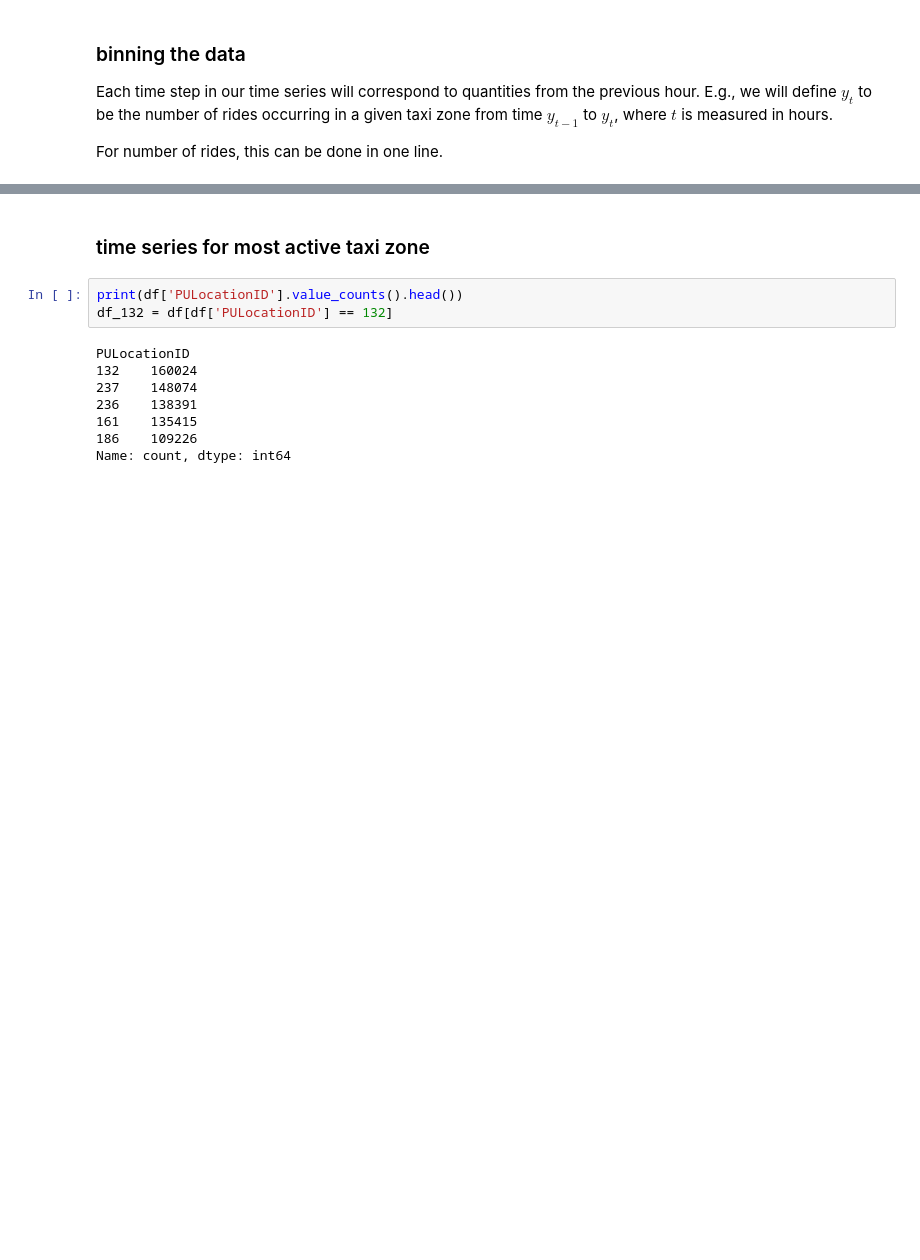
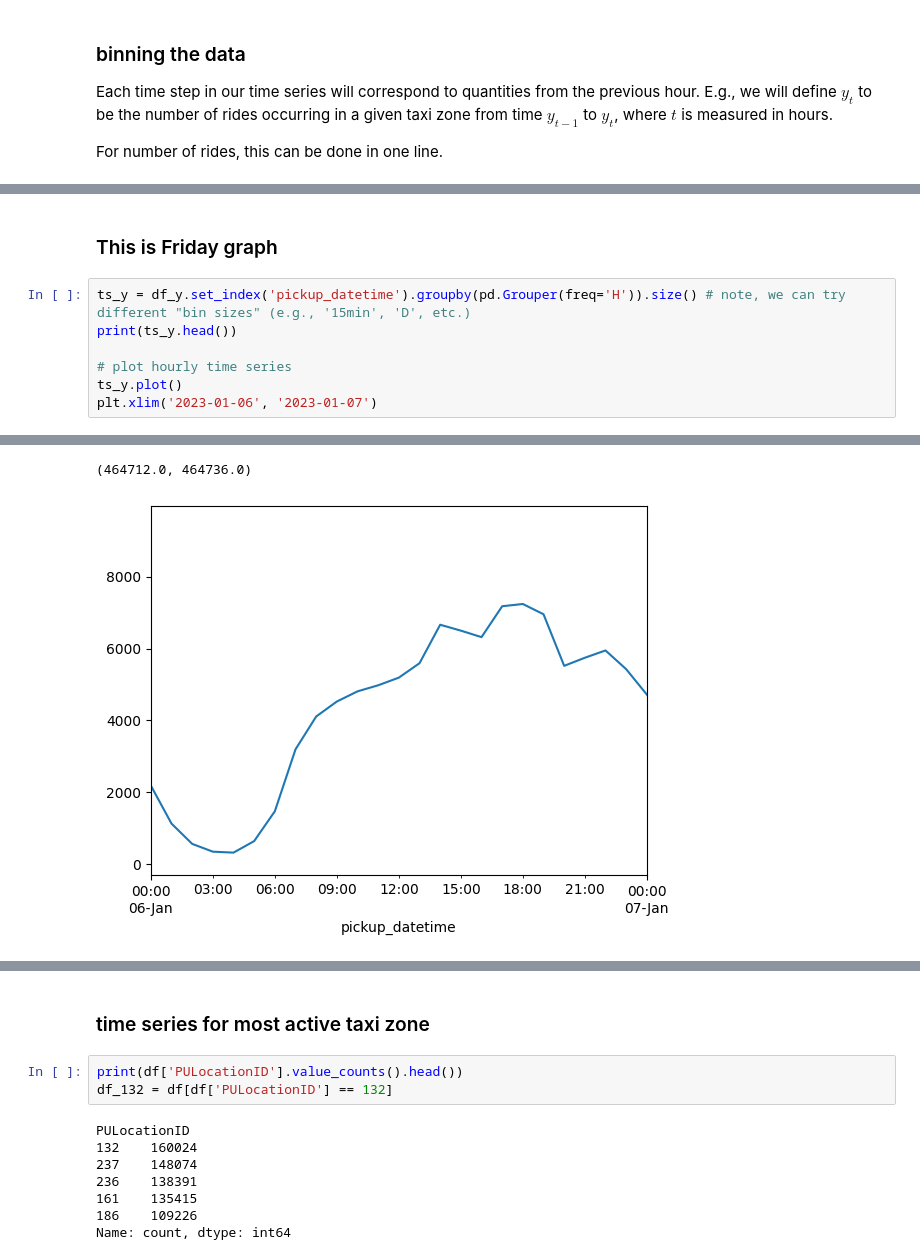
Before and after one commit to edwarddramirez/taxi-forecast, a Jupyter notebook: notebooks/01_load_data.ipynb, the cells around one changed output, grey strips where cells are left out. Cells and saved outputs as stored; diff of their text form; blank space fills up the shorter version.

```diff
--- a/notebooks/01_load_data.ipynb
+++ b/notebooks/01_load_data.ipynb
@@ -89,0 +150,10 @@ Freq: h, dtype: int64
+# %% [markdown]
+### This is Friday graph
+# %%
+ts_y = df_y.set_index('pickup_datetime').groupby(pd.Grouper(freq='H')).size() # note, we can try different "bin sizes" (e.g., '15min', 'D', etc.)
+print(ts_y.head())
+
+# plot hourly time series
+ts_y.plot()
+plt.xlim('2023-01-06', '2023-01-07')
+# %% [output]
@@ -89,0 +167,2 @@ Freq: h, dtype: int64
+(464712.0, 464736.0)
+[figure, added]
```
Also changed, not shown: parts of 75 cells of this notebook.
